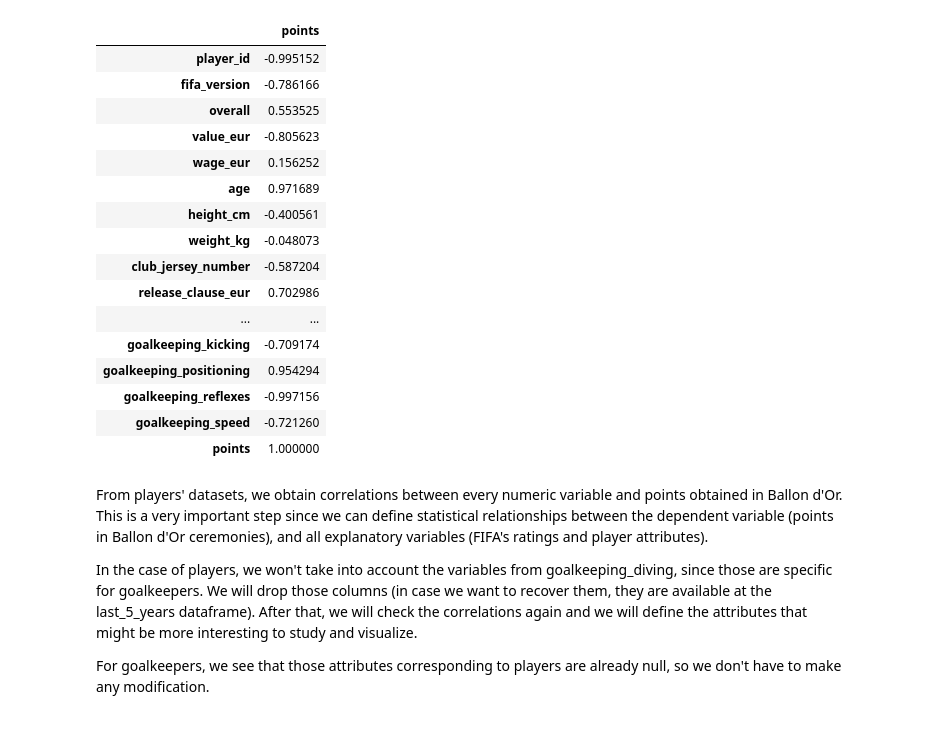
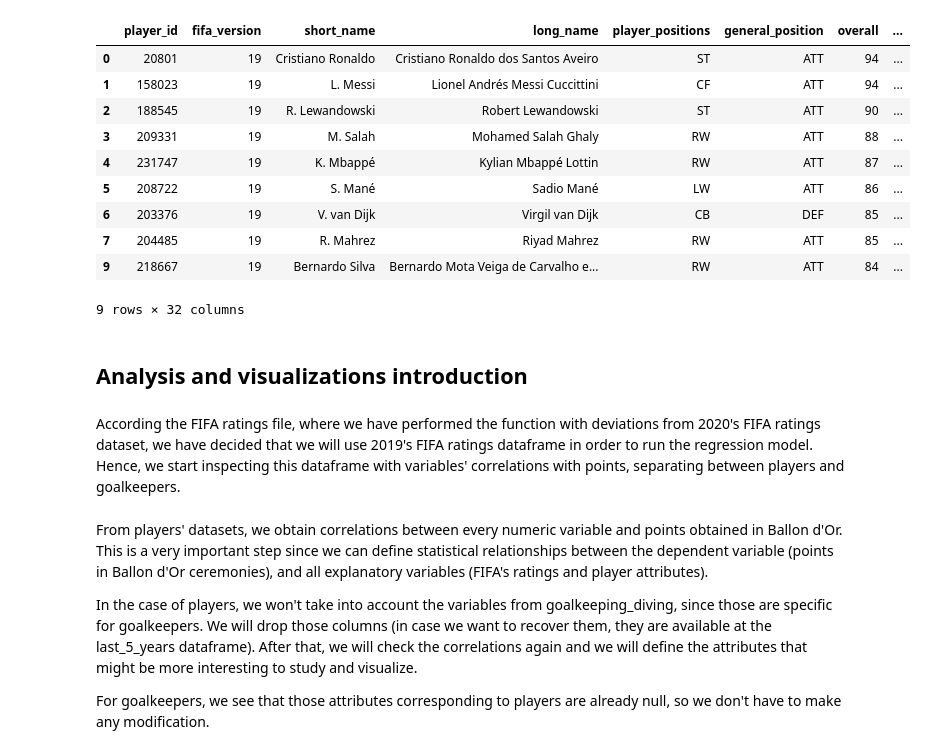
Before and after one commit to gerardrius/Gerard-project-II-v2, a Jupyter notebook: ipynb_files/visualizations.ipynb, the cells around one changed output. Drawn from its saved outputs; the diff is of its cells as text; code cells hidden in the pictures.

```diff
--- a/ipynb_files/visualizations.ipynb
+++ b/ipynb_files/visualizations.ipynb
@@ -52,24 +36,21 @@ players_points_corr
-# %%
-gk_poins_corr = pd.DataFrame(fifa_gk.corr()['points'])
-gk_poins_corr
-# %% [output]
-|  | points |
-| player_id | -0.995152 |
-| fifa_version | -0.786166 |
-| overall | 0.553525 |
-| value_eur | -0.805623 |
-| wage_eur | 0.156252 |
-| age | 0.971689 |
-| height_cm | -0.400561 |
-| weight_kg | -0.048073 |
-| club_jersey_number | -0.587204 |
-| release_clause_eur | 0.702986 |
-| ... | ... |
-| goalkeeping_kicking | -0.709174 |
-| goalkeeping_positioning | 0.954294 |
-| goalkeeping_reflexes | -0.997156 |
-| goalkeeping_speed | -0.721260 |
-| points | 1.000000 |
+# %%
+fifa_19
+# %% [output]
+|  | player_id | fifa_version | short_name | long_name | player_positions | general_position | overall | ... |
+| 0 | 20801 | 19 | Cristiano Ronaldo | Cristiano Ronaldo dos Santos Aveiro | ST | ATT | 94 | ... |
+| 1 | 158023 | 19 | L. Messi | Lionel Andrés Messi Cuccittini | CF | ATT | 94 | ... |
+| 2 | 188545 | 19 | R. Lewandowski | Robert Lewandowski | ST | ATT | 90 | ... |
+| 3 | 209331 | 19 | M. Salah | Mohamed Salah Ghaly | RW | ATT | 88 | ... |
+| 4 | 231747 | 19 | K. Mbappé | Kylian Mbappé Lottin | RW | ATT | 87 | ... |
+| 5 | 208722 | 19 | S. Mané | Sadio Mané | LW | ATT | 86 | ... |
+| 6 | 203376 | 19 | V. van Dijk | Virgil van Dijk | CB | DEF | 85 | ... |
+| 7 | 204485 | 19 | R. Mahrez | Riyad Mahrez | RW | ATT | 85 | ... |
+| 9 | 218667 | 19 | Bernardo Silva | Bernardo Mota Veiga de Carvalho e... | RW | ATT | 84 | ... |
+9 rows × 32 columns
+# %% [markdown]
+## Analysis and visualizations introduction
+# %% [markdown]
+According the FIFA ratings file, where we have performed the function with deviations from 2020's FIFA ratings dataset, we have decided that we will use 2019's FIFA ratings dataframe in order to run the regression model. Hence, we start inspecting this dataframe with variables' correlations with points, separating between players and goalkeepers.
 # %% [markdown]
 From players' datasets, we obtain correlations between every numeric variable and points obtained in Ballon d'Or. This is a very important step since we can define statistical relationships between the dependent variable (points in Ballon d'Or ceremonies), and all explanatory variables (FIFA's ratings and player attributes).
 
```
Also changed, not shown: parts of 51 cells of this notebook, 2 other files.
